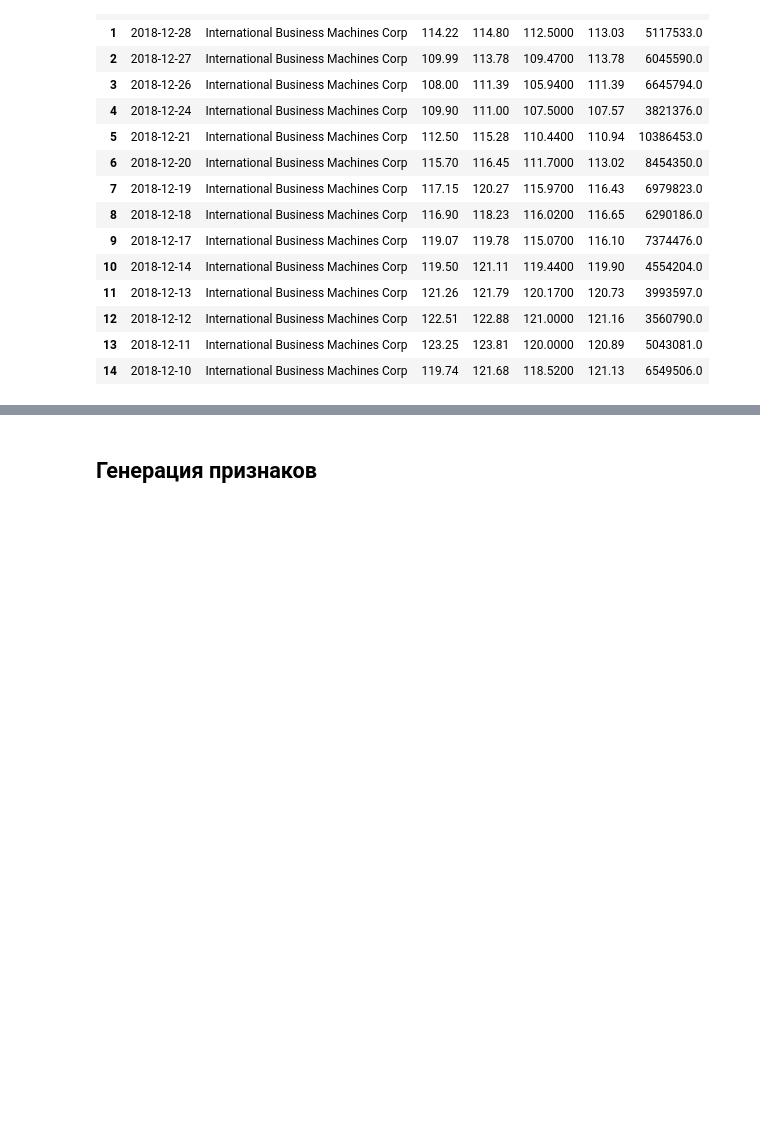
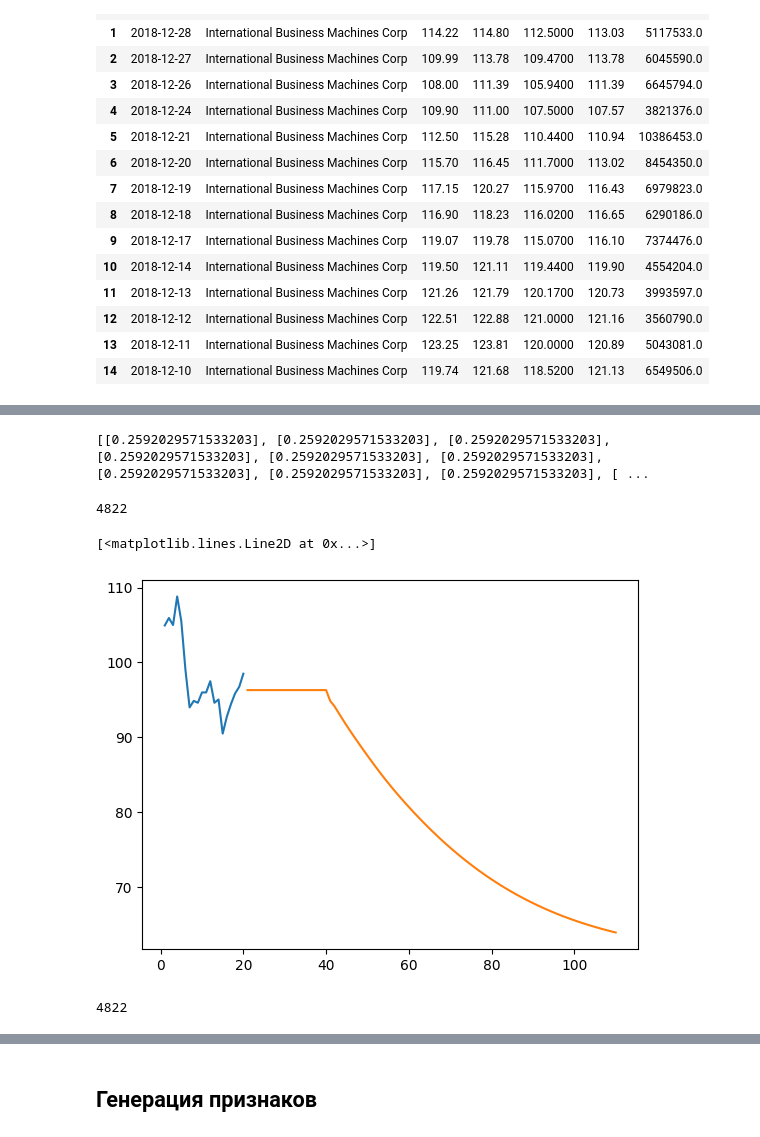
Before and after one commit to FREDY129053/Final_theory_work, a Jupyter notebook: training_model.ipynb, the cells around one changed output, grey strips where cells are left out. Cells and saved outputs as stored; diff of their text form; code cells hidden in the pictures; blank space fills up the shorter version.

```diff
--- a/training_model.ipynb
+++ b/training_model.ipynb
@@ -33,0 +169,45 @@ df.head(15)
+# %%
+tmp_inp = [tmp_inp[0]]
+
+lst_output=[]
+n_steps=20
+i=0
+while(i<90):
+  if(len(tmp_inp)>20):
+      fut_inp = np.array(tmp_inp[1:])
+      fut_inp=fut_inp.reshape(1,-1)
+      fut_inp = fut_inp.reshape((1, n_steps, 1))
+      yhat = model.predict(fut_inp, verbose=0)
+      tmp_inp.extend(yhat[0].tolist())
+      tmp_inp = tmp_inp[1:]
+      lst_output.extend(yhat.tolist())
+      i=i+1
+  else:
+      fut_inp = fut_inp.reshape((1, n_steps,1))
+      yhat = model.predict(fut_inp, verbose=0)
+      tmp_inp.extend(yhat[0].tolist())
+      lst_output.extend(yhat.tolist())
+      i=i+1
+
+
+print(lst_output)
+# %% [output]
+[[0.2592029571533203], [0.2592029571533203], [0.2592029571533203], [0.2592029571533203], [0.2592029571533203], [0.2592029571533203], [0.2592029571533203], [0.2592029571533203], [0.2592029571533203], [ ...
+# %%
+len(ds_scaled)
+# %% [output]
+4822
+# %%
+plot_new=np.arange(1,21)
+plot_pred=np.arange(21,111)
+
+plt.plot(plot_new, normalizer.inverse_transform(ds_scaled[4802:]))
+plt.plot(plot_pred, normalizer.inverse_transform(lst_output))
+# %% [output]
+[<matplotlib.lines.Line2D at 0x...>]
+[figure, added]
+# %%
+ds_new = ds_scaled.tolist()
+len(ds_new)
+# %% [output]
+4822
```
Also changed, not shown: parts of 25 cells of this notebook.
